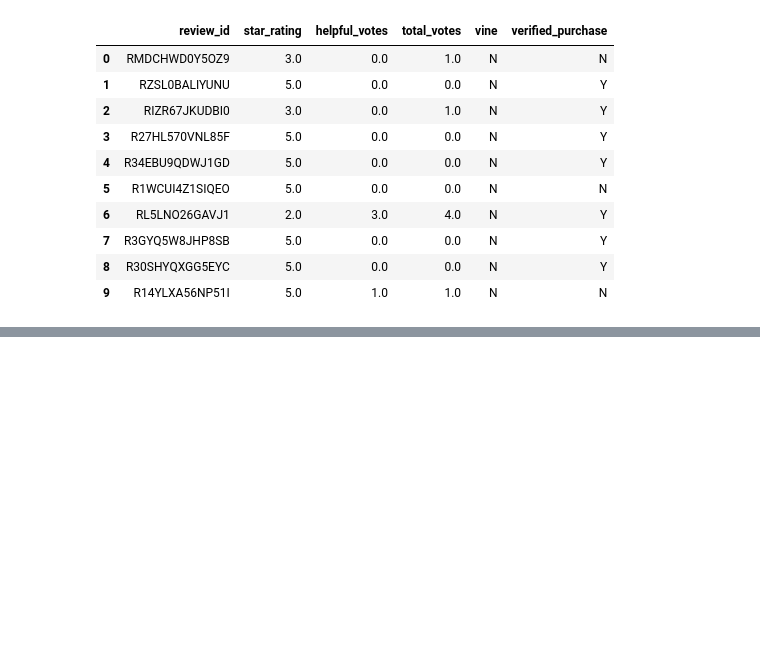
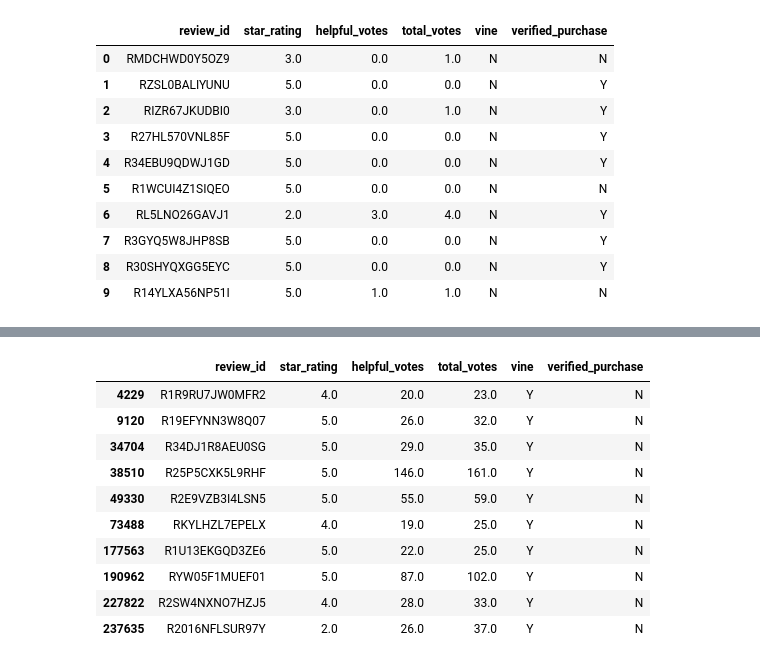
Before and after one commit to Andrew-Carlson/Amazon_Vine_Analysis, a Jupyter notebook: Vine_Review_Analysis.ipynb, the cells around one changed output, grey strips where cells are left out. Cells and saved outputs as stored; diff of their text form; code cells hidden in the pictures; blank space fills up the shorter version.

```diff
--- a/Vine_Review_Analysis.ipynb
+++ b/Vine_Review_Analysis.ipynb
@@ -19,0 +88,17 @@ df.head(10)
+# %%
+# create a new DataFrame or table using helpful_votes_df that retrieves all the rows
+# where a review was written as part of the Vine program (paid), vine == 'Y'
+vine_program_df = helpful_votes_df[helpful_votes_df["vine"]=="Y"]
+vine_program_df.head(10)
+# %% [output]
+|  | review_id | star_rating | helpful_votes | total_votes | vine | verified_purchase |
+| 4229 | R1R9RU7JW0MFR2 | 4.0 | 20.0 | 23.0 | Y | N |
+| 9120 | R19EFYNN3W8Q07 | 5.0 | 26.0 | 32.0 | Y | N |
+| 34704 | R34DJ1R8AEU0SG | 5.0 | 29.0 | 35.0 | Y | N |
+| 38510 | R25P5CXK5L9RHF | 5.0 | 146.0 | 161.0 | Y | N |
+| 49330 | R2E9VZB3I4LSN5 | 5.0 | 55.0 | 59.0 | Y | N |
+| 73488 | RKYLHZL7EPELX | 4.0 | 19.0 | 25.0 | Y | N |
+| 177563 | R1U13EKGQD3ZE6 | 5.0 | 22.0 | 25.0 | Y | N |
+| 190962 | RYW05F1MUEF01 | 5.0 | 87.0 | 102.0 | Y | N |
+| 227822 | R2SW4NXNO7HZJ5 | 4.0 | 28.0 | 33.0 | Y | N |
+| 237635 | R2016NFLSUR97Y | 2.0 | 26.0 | 37.0 | Y | N |
```
Also changed, not shown: parts of 15 cells of this notebook.
